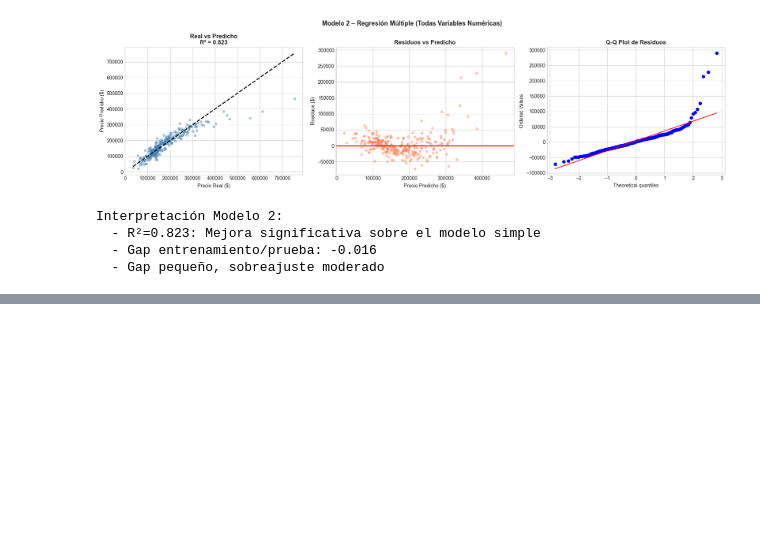
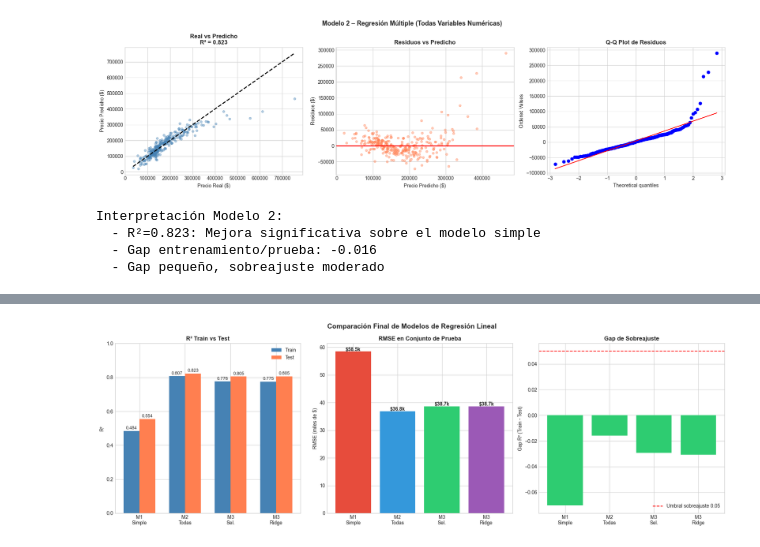
Before and after one commit to JPLopez23/Laboratorio-03---MRL, a Jupyter notebook: Lab3.ipynb, the cells around one changed output, grey strips where cells are left out. Drawn from its saved outputs; the diff is of its cells as text; code cells hidden in the pictures; blank space fills up the shorter version.

```diff
--- a/Lab3.ipynb
+++ b/Lab3.ipynb
@@ -725,0 +942,41 @@ Interpretación Modelo 2:
+# %%
+# Gráfico comparativo
+fig, axes = plt.subplots(1, 3, figsize=(18, 6))
+
+model_names_short = ['M1\nSimple', 'M2\nTodas', 'M3\nSel.', 'M3\nRidge']
+
+# R² Train vs Test
+x = np.arange(len(model_names_short))
+width = 0.35
+axes[0].bar(x - width/2, results['R² Train'], width, label='Train', color='steelblue')
+axes[0].bar(x + width/2, results['R² Test'],  width, label='Test',  color='coral')
+axes[0].set_xticks(x)
+axes[0].set_xticklabels(model_names_short)
+axes[0].set_ylabel('R²')
+axes[0].set_title('R² Train vs Test', fontweight='bold')
+axes[0].legend()
+axes[0].set_ylim(0, 1)
+for i, (tr, te) in enumerate(zip(results['R² Train'], results['R² Test'])):
+    axes[0].text(i - width/2, tr + 0.01, f'{tr:.3f}', ha='center', fontsize=9)
+    axes[0].text(i + width/2, te + 0.01, f'{te:.3f}', ha='center', fontsize=9)
+
+# RMSE
+axes[1].bar(model_names_short, results['RMSE Test ($)'] / 1000, color=['#e74c3c', '#3498db', '#2ecc71', '#9b59b6'])
+axes[1].set_ylabel('RMSE (miles de $)')
+axes[1].set_title('RMSE en Conjunto de Prueba', fontweight='bold')
+for i, v in enumerate(results['RMSE Test ($)'] / 1000):
+    axes[1].text(i, v + 0.2, f'${v:.1f}k', ha='center', fontweight='bold')
+
+# Gap Train-Test
+axes[2].bar(model_names_short, results['Gap (Train-Test)'],
+            color=['#e74c3c' if g > 0.05 else '#2ecc71' for g in results['Gap (Train-Test)']])
+axes[2].axhline(y=0.05, color='red', linestyle='--', label='Umbral sobreajuste 0.05')
+axes[2].set_ylabel('Gap R² (Train - Test)')
+axes[2].set_title('Gap de Sobreajuste', fontweight='bold')
+axes[2].legend()
+
+plt.suptitle('Comparación Final de Modelos de Regresión Lineal', fontsize=14, fontweight='bold')
+plt.tight_layout()
+plt.show()
+# %% [output]
+[figure, added]
```
Also changed, not shown: parts of 9 cells of this notebook.
